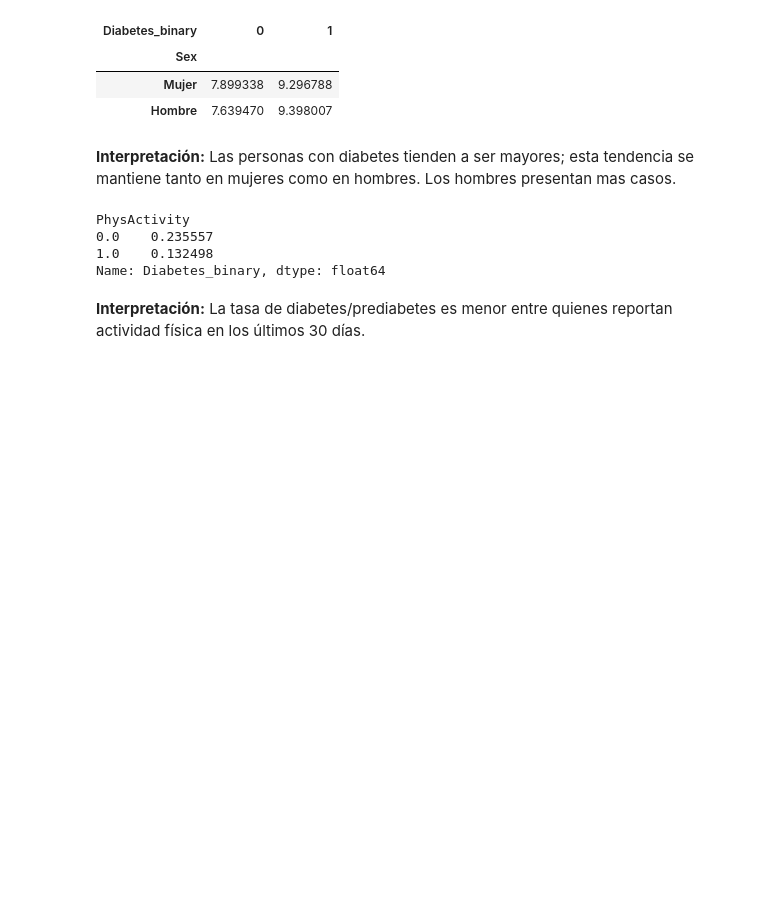
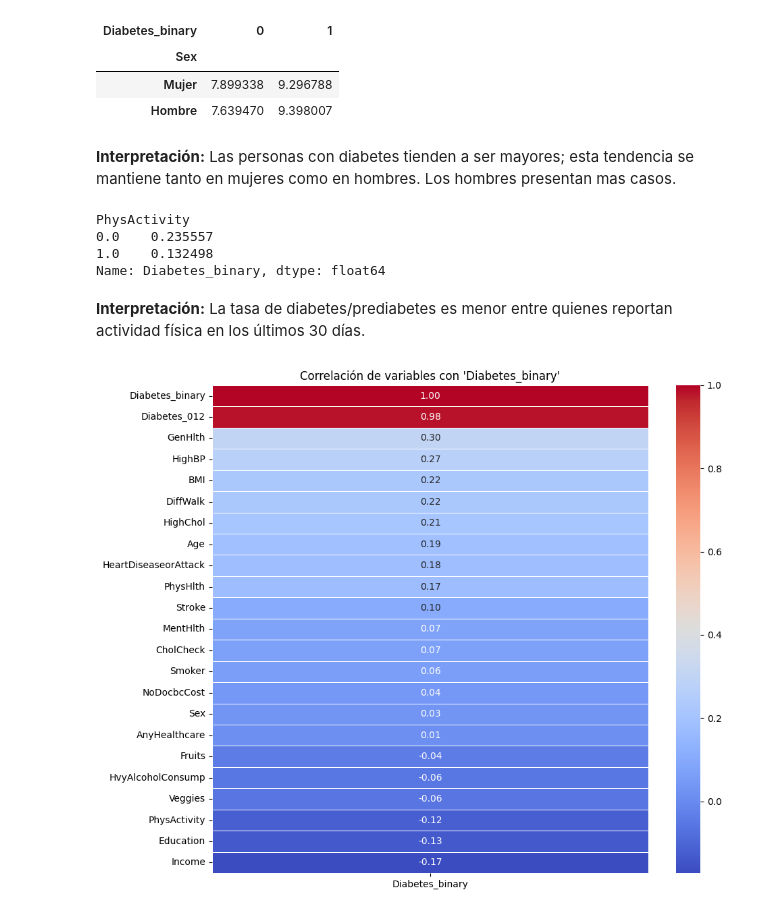
Before and after one commit to JuanDi37/Proyecto-Final-DS-2025, a Jupyter notebook: EDA.ipynb, the cells around one changed output. Cells and saved outputs as stored; diff of their text form; code cells hidden in the pictures; blank space fills up the shorter version.

```diff
--- a/EDA.ipynb
+++ b/EDA.ipynb
@@ -60,3 +62,21 @@ PhysActivity
 Name: Diabetes_binary, dtype: float64
 # %% [markdown]
 **Interpretación:** La tasa de diabetes/prediabetes es menor entre quienes reportan actividad física en los últimos 30 días.
+# %%
+# Crear variable binaria de diabetes
+df['Diabetes_binary'] = df['Diabetes_012'].map({0: 0, 1: 1, 2: 1})
+
+# Calcular matriz de correlación
+correlation_matrix = df.corr(numeric_only=True)
+
+# Visualizar correlación con 'Diabetes_binary'
+plt.figure(figsize=(10, 8))
+sns.heatmap(
+    correlation_matrix[["Diabetes_binary"]].sort_values(by="Diabetes_binary", ascending=False),
+    annot=True, cmap="coolwarm", fmt=".2f", linewidths=0.5
+)
+plt.title("Correlación de variables con 'Diabetes_binary'")
+plt.tight_layout()
+plt.show()
+# %% [output]
+[figure, added]
```
Also changed, not shown: parts of 4 cells of this notebook.
